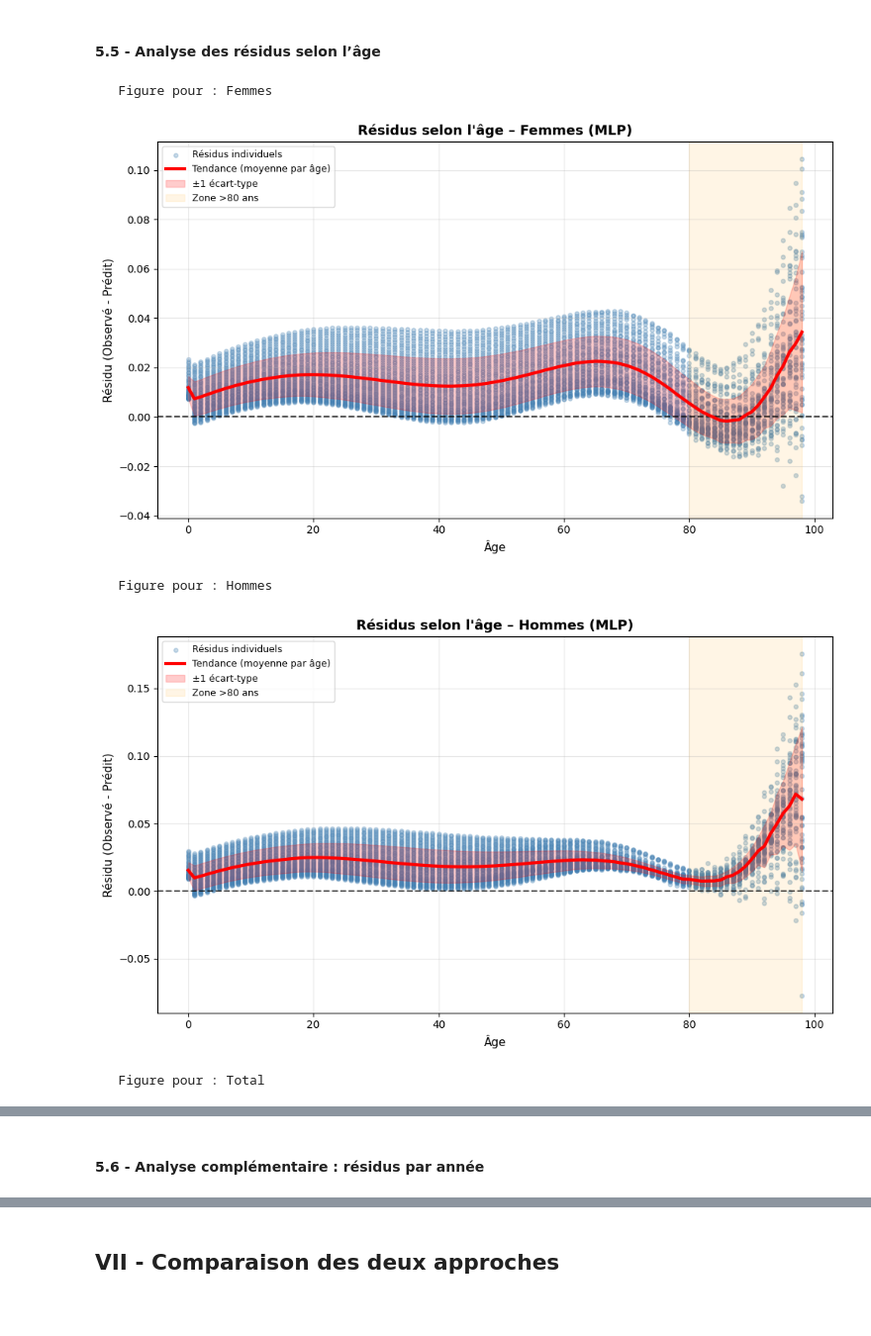
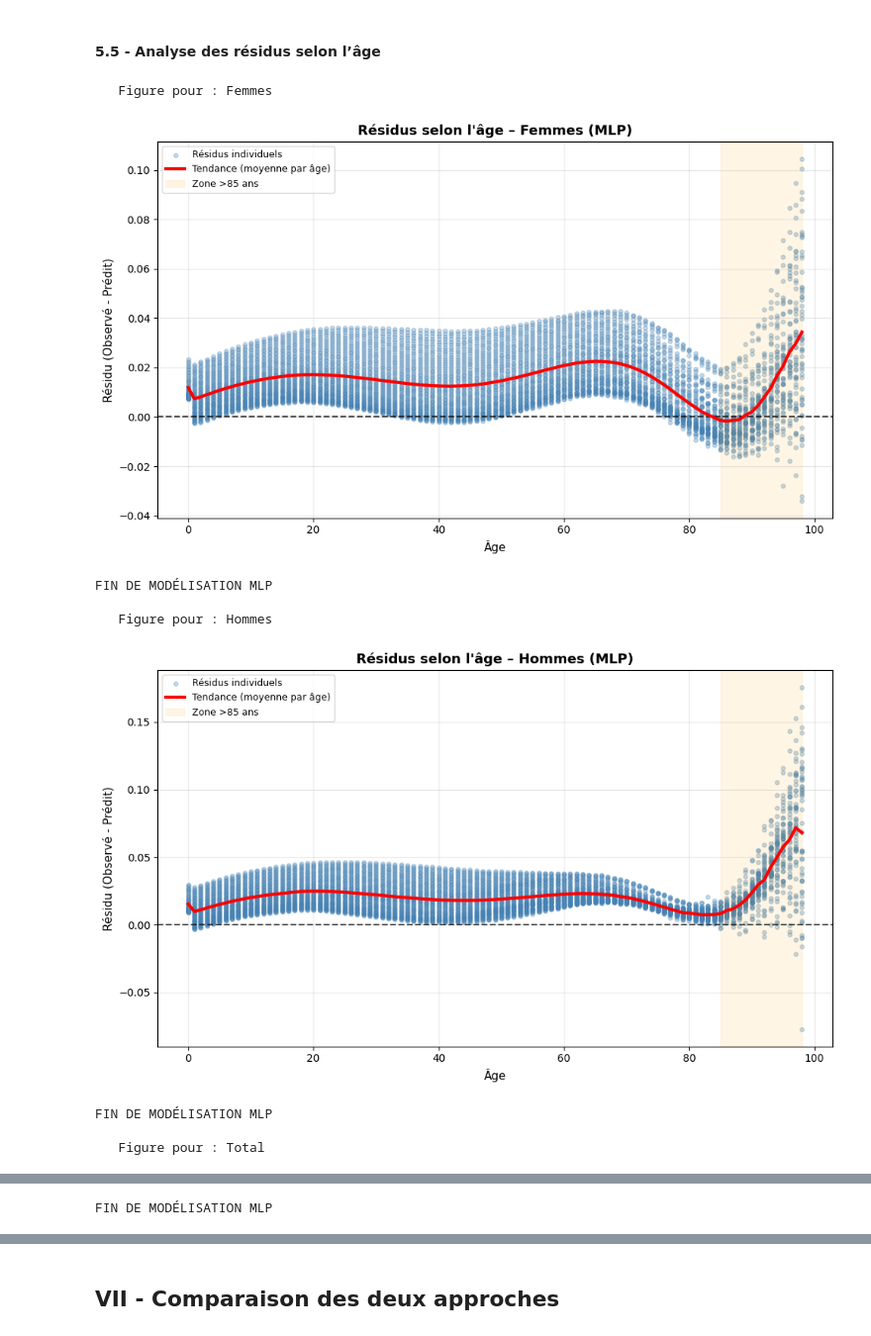
Before and after one commit to Salah10-source/Python-Project-Mortality, a Jupyter notebook: Python-Project/demo.ipynb, the cells around one changed output, grey strips where cells are left out. Shown at 99% size. Saved outputs shown, nothing was run; the diff lists cells and outputs as text; code cells hidden in the pictures; blank space fills up the shorter version.

```diff
--- a/Python-Project/demo.ipynb
+++ b/Python-Project/demo.ipynb
@@ -3962,7 +3962,7 @@ for name, target_col in targets.items():
 
     r2 = r2_score(y_test[name], y_pred_test)
 
-    training_info[name] = {
+    training_info_MLP[name] = {
         'n_iterations': mlp_final.n_iter_,
         'n_layers': len(mlp_final.coefs_),
         'best_loss': mlp_final.best_loss_
@@ -4056,40 +4053,41 @@ for name, target_col in targets.items():
 
     # Résidus par âge
     residuals_by_age = test_viz.groupby('Age')[f'resid_{target_col}'].agg(['mean', 'std'])
     ages = residuals_by_age.index
     means = residuals_by_age['mean'].values
     stds = residuals_by_age['std'].values
 
     # Scatter plot de tous les résidus
     ax.scatter(test_viz['Age'], test_viz[f'resid_{target_col}'],
                alpha=0.3, s=15, color='steelblue', label='Résidus individuels')
 
     # Ligne de tendance (moyenne mobile)
     ax.plot(ages, means, color='red', linewidth=3,
             label='Tendance (moyenne par âge)', zorder=5)
 
-    # Bande de confiance (±1 std)
-    ax.fill_between(ages, means - stds, means + stds,
-                     color='red', alpha=0.2, label='±1 écart-type')
-
     # Ligne de référence à 0
     ax.axhline(y=0, color='black', linestyle='--', linewidth=1.5, alpha=0.7)
 
-    # Zone des grands âges (>80 ans)
-    ax.axvspan(80, 98, alpha=0.1, color='orange', label='Zone >80 ans')
+    # Zone des grands âges (>85 ans)
+    ax.axvspan(85, 98, alpha=0.1, color='orange', label='Zone >85 ans')
 
     ax.set_title(f'Résidus selon l\'âge – {name} (MLP)',
                  fontsize=13, fontweight='bold')
     ax.set_xlabel('Âge', fontsize=11)
     ax.set_ylabel('Résidu (Observé - Prédit)', fontsize=11)
     ax.legend(loc='upper left', fontsize=9)
     ax.grid(alpha=0.3)
 
     plt.tight_layout()
     plt.show()
+    print("FIN DE MODÉLISATION MLP")
 # %% [output]
    Figure pour : Femmes
-[figure, old version]
+[figure, new version]
+FIN DE MODÉLISATION MLP
+
    Figure pour : Hommes
-[figure, old version]
+[figure, new version]
+FIN DE MODÉLISATION MLP
+
    Figure pour : Total
@@ -4097,2 +4095 @@ for name, target_col in targets.items():
+FIN DE MODÉLISATION MLP
-# %% [markdown]
-#### 5.6 - Analyse complémentaire : résidus par année
```
Also changed, not shown: parts of 5 cells of this notebook.
